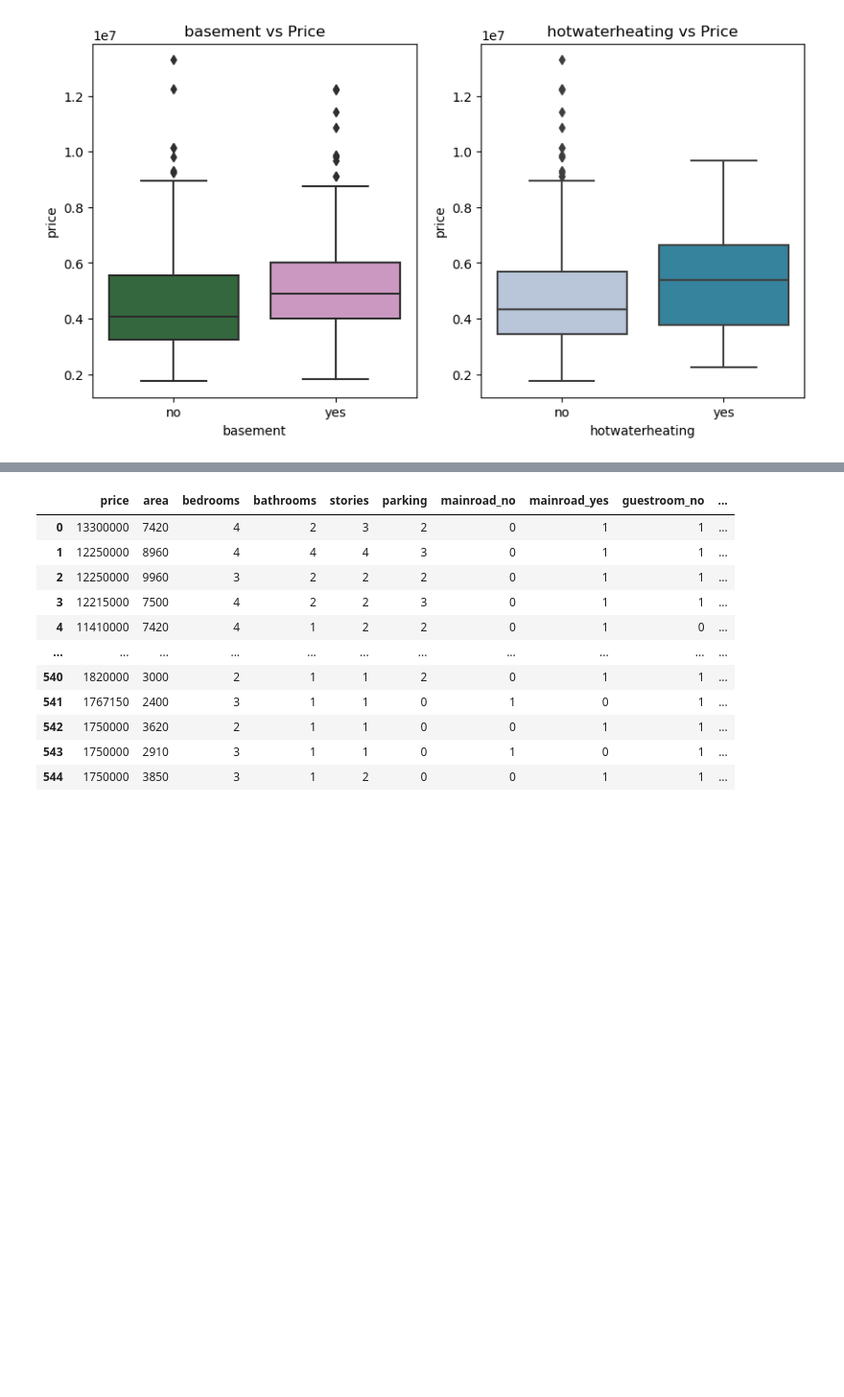
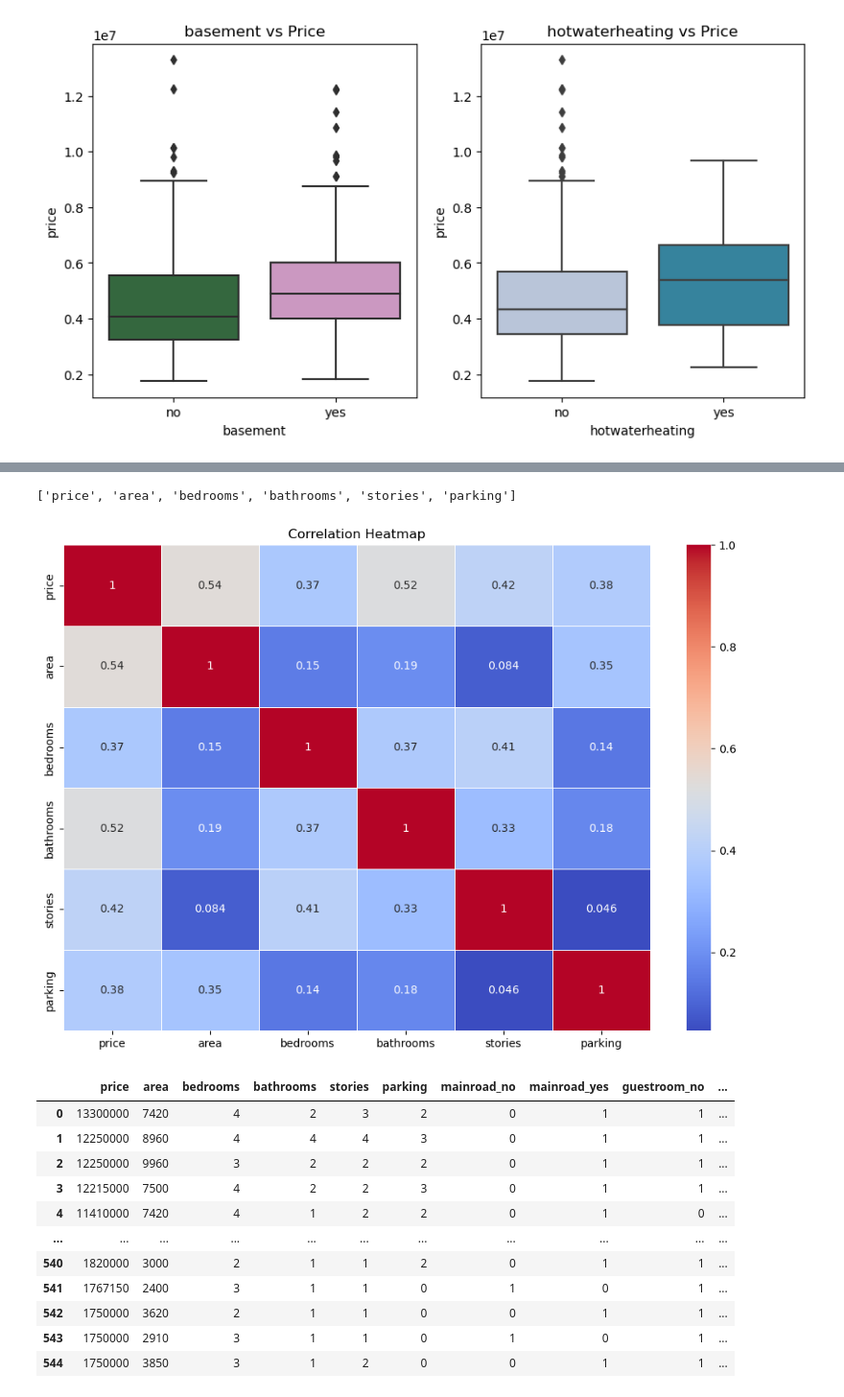
Before and after one commit to yenyew/housing-app, a Jupyter notebook: housing_project.ipynb, the cells around one changed output, grey strips where cells are left out. Shown at 96% size. Drawn from its saved outputs; the diff is of its cells as text; code cells hidden in the pictures; blank space fills up the shorter version.

```diff
--- a/housing_project.ipynb
+++ b/housing_project.ipynb
@@ -86,3 +105,15 @@ plt.show()
+# %%
+numerical_list = [x for x in df.columns if df[x].dtype in ('int64','float64')]
+print(numerical_list)
+
+cor_matrix= df[numerical_list].corr()
+plt.figure(figsize=(12, 8))  # Set the figure size
+sns.heatmap(cor_matrix, annot=True, cmap='coolwarm', linewidths=0.5)
+plt.title('Correlation Heatmap')
+plt.show()
+# %% [output]
+['price', 'area', 'bedrooms', 'bathrooms', 'stories', 'parking']
+[figure, added]
 # %%
 df = df.drop('basement', axis=1)
 # %%
```
Also changed, not shown: parts of 2 cells of this notebook, 1 other file.
